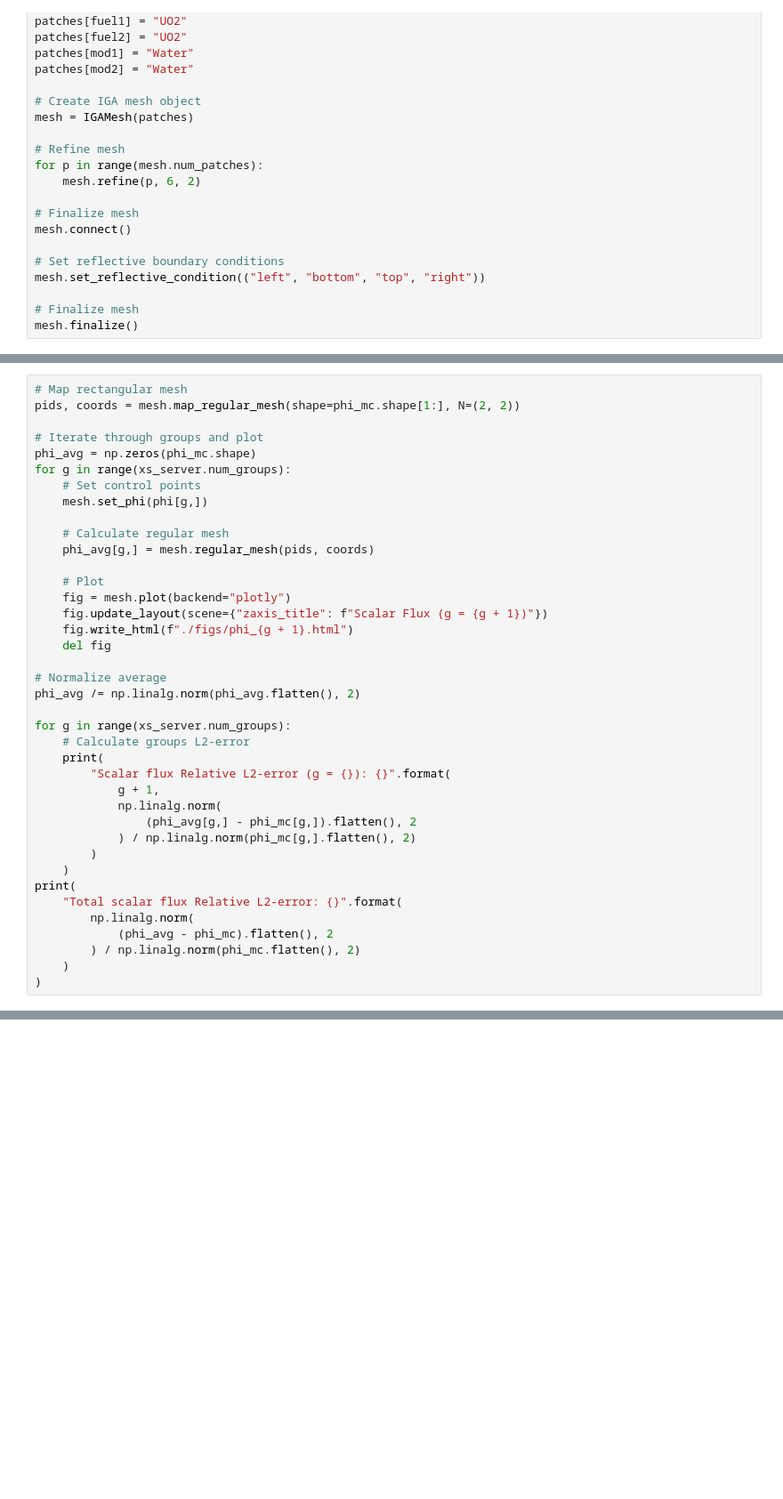
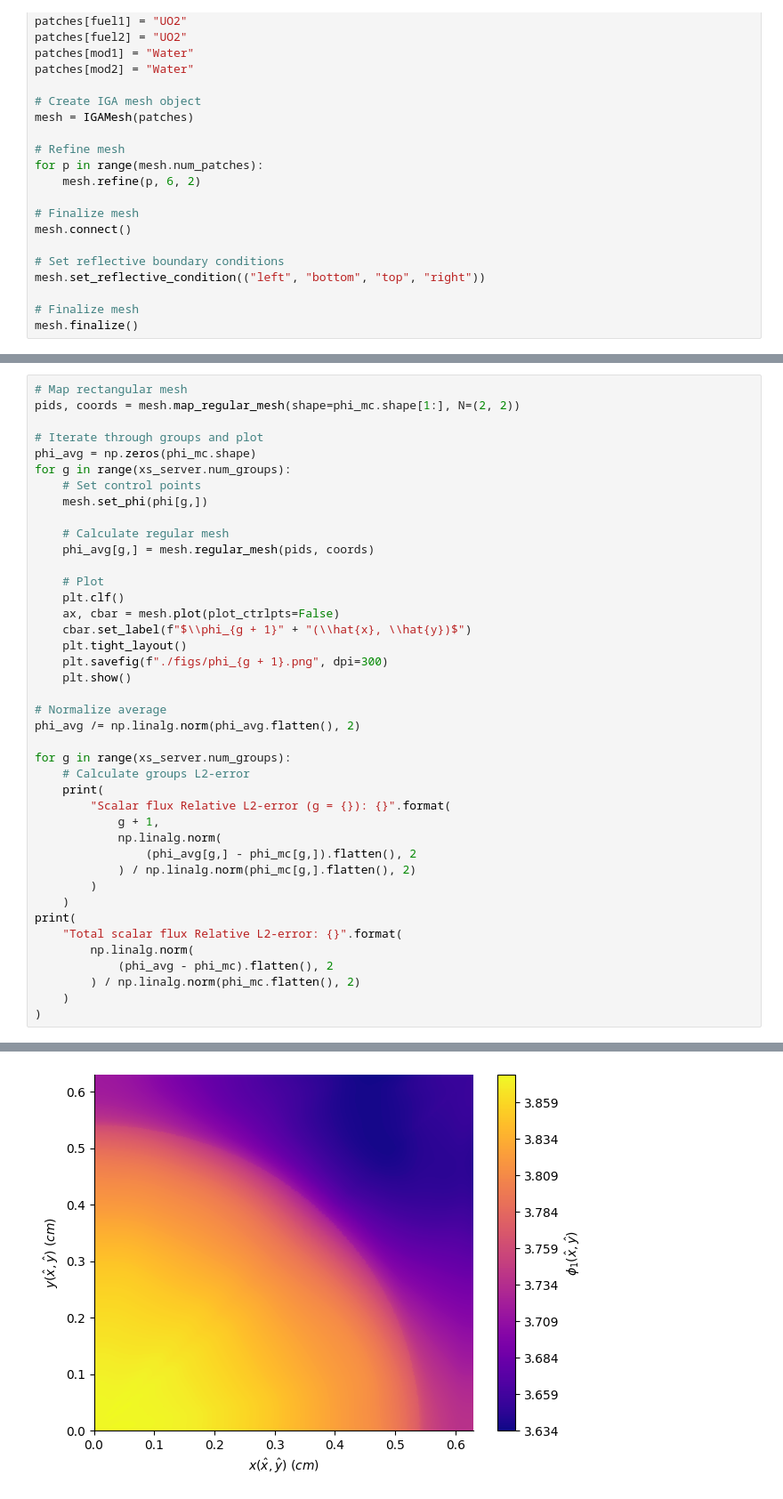
Before and after one commit to myerspat/ttnte, a Jupyter notebook: notebooks/pincell/pincell.ipynb, the cells around one changed output, grey strips where cells are left out. Shown: that part at 89% size. Cells and saved outputs as stored; diff of their text form; blank space fills up the shorter version.

```diff
--- a/notebooks/pincell/pincell.ipynb
+++ b/notebooks/pincell/pincell.ipynb
@@ -169,10 +168,12 @@ for g in range(xs_server.num_groups):
     phi_avg[g,] = mesh.regular_mesh(pids, coords)
 
     # Plot
-    fig = mesh.plot(backend="plotly")
-    fig.update_layout(scene={"zaxis_title": f"Scalar Flux (g = {g + 1})"})
-    fig.write_html(f"./figs/phi_{g + 1}.html")
-    del fig
+    plt.clf()
+    ax, cbar = mesh.plot(plot_ctrlpts=False)
+    cbar.set_label(f"$\\phi_{g + 1}" + "(\\hat{x}, \\hat{y})$")
+    plt.tight_layout()
+    plt.savefig(f"./figs/phi_{g + 1}.png", dpi=300)
+    plt.show()
 
 # Normalize average
 phi_avg /= np.linalg.norm(phi_avg.flatten(), 2)
@@ -205,0 +200 @@ Total scalar flux Relative L2-error: 0.0018419079468791546
+[figure, added]
```
Also changed, not shown: parts of 5 cells of this notebook, 32 other files.
